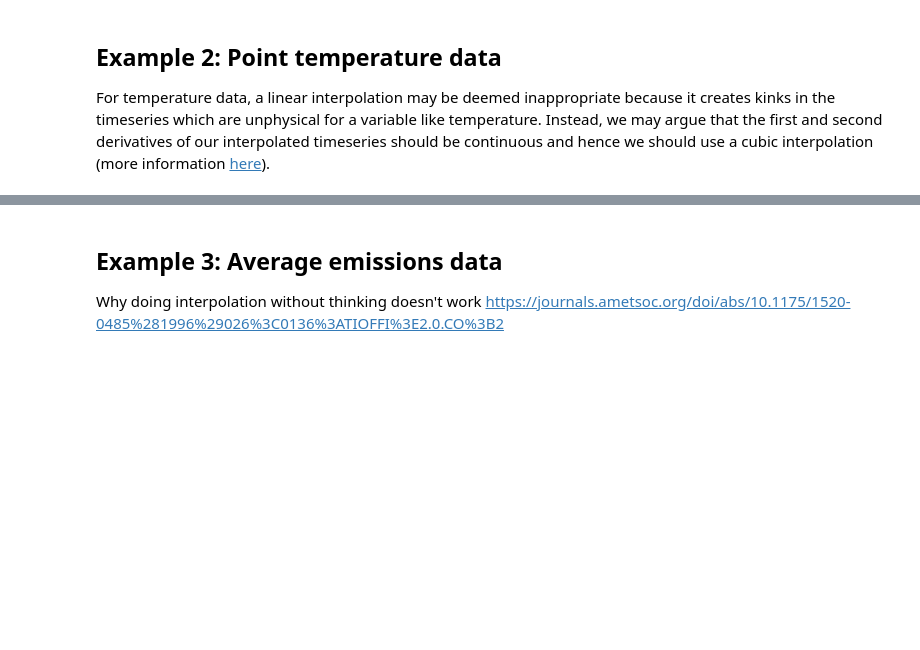
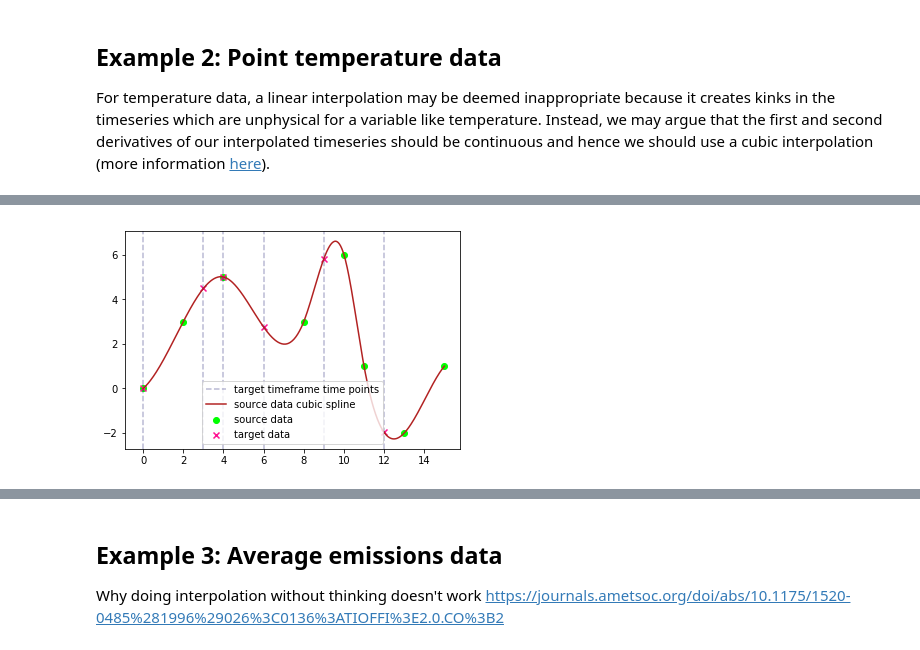
Before and after one commit to znicholls/openscm, a Jupyter notebook: notebooks/interpolation.ipynb, the cells around one changed output, grey strips where cells are left out. Cells and saved outputs as stored; diff of their text form; code cells hidden in the pictures; blank space fills up the shorter version.

```diff
--- a/notebooks/interpolation.ipynb
+++ b/notebooks/interpolation.ipynb
@@ -163,0 +187,30 @@ For temperature data, a linear interpolation may be deemed inappropriate because
+# %%
+target_values = cs(target_times)
+# %%
+ax = plt.figure().add_subplot(111)
+ax.scatter(
+    source_times, source_values,
+    color=COLOUR_1, marker=MARKER_1,
+    label="source data"
+)
+for i, x in enumerate(target_times):
+    ax.axvline(
+        x=x,
+        color=COLOUR_2,
+        alpha=0.3,
+        linestyle="--",
+        label="target timeframe time points" if i == 0 else None
+    )
+ax.plot(
+    plt_times, cs(plt_times),
+    color=COLOUR_3, marker=None,
+    label="source data cubic spline"
+)
+ax.scatter(
+    target_times, target_values,
+    color=COLOUR_4, marker=MARKER_4,
+    label="target data"
+)
+ax.legend(loc="lower center");
+# %% [output]
+[figure, added]
```
Also changed, not shown: parts of 12 cells of this notebook.
